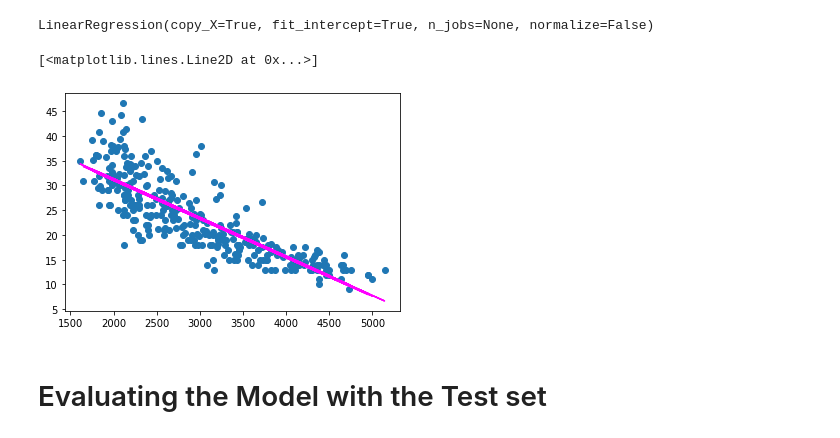
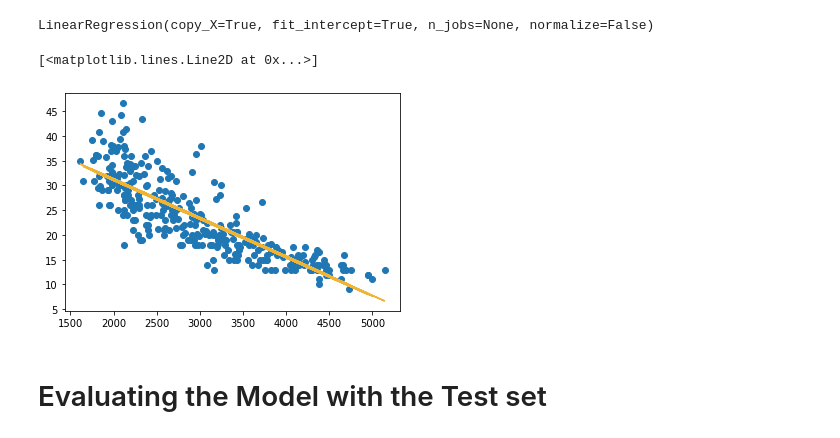
Before and after one commit to gatorbear/Predicting-Vehicle-MPG-ML-Mini-Project-1, a Jupyter notebook: MainProject.ipynb, the cells around one changed output. Saved outputs shown, nothing was run; the diff lists cells and outputs as text; code cells hidden in the pictures.

```diff
--- a/MainProject.ipynb
+++ b/MainProject.ipynb
@@ -135,14 +134,16 @@ model.fit(train_set_weight, train_set_mpg)
 # %% [output]
 LinearRegression(copy_X=True, fit_intercept=True, n_jobs=None, normalize=False)
 # %%
+from matplotlib import colors as c
 
 pred_y = model.predict(train_set_weight)
 
 py.scatter(train_set['weight'].values,train_set['mpg'].values)
-py.plot(train_set['weight'].values, pred_y,color='magenta')
+
+py.plot(train_set['weight'].values, pred_y,color='xkcd:macaroni and cheese')
 # %% [output]
 [<matplotlib.lines.Line2D at 0x...>]
-[figure, old version]
+[figure, new version]
 # %% [markdown]
 # Evaluating the Model with the Test set
 # %%
```
Also changed, not shown: parts of 2 cells of this notebook.
